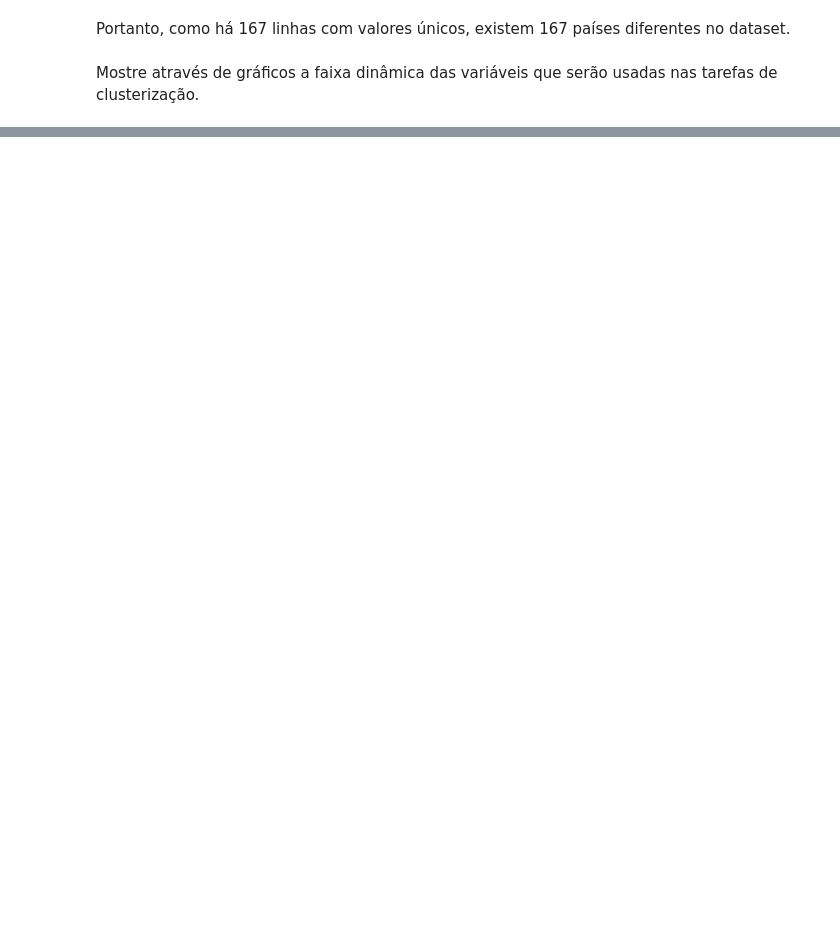
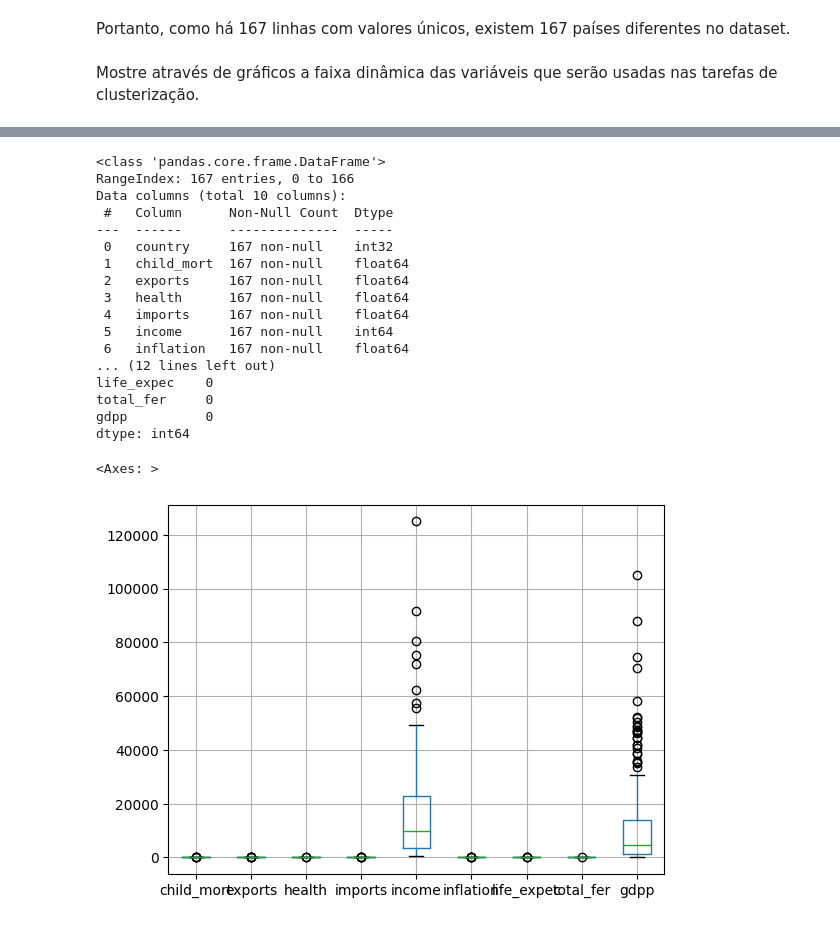
Before and after one commit to FabioRochaPoeta/aprendizado-nao-supervisionado, a Jupyter notebook: aprendizado-nao-supervisionado-fabio-rocha.ipynb, the cells around one changed output, grey strips where cells are left out. Cells and saved outputs as stored; diff of their text form; code cells hidden in the pictures; blank space fills up the shorter version.

```diff
--- a/aprendizado-nao-supervisionado-fabio-rocha.ipynb
+++ b/aprendizado-nao-supervisionado-fabio-rocha.ipynb
@@ -125,0 +158,28 @@ Mostre através de gráficos a faixa dinâmica das variáveis que serão usadas
+# %%
+# Buscando NaNs e outliers com o método boxplot
+
+df_country.info() # Sem NaNs
+
+print(df_country.isnull().sum()) # Sem NaNs
+
+df_country.boxplot(column=['child_mort','exports','health','imports','income','inflation','life_expec','total_fer','gdpp']) # Sem outliers
+# %% [output]
+<class 'pandas.core.frame.DataFrame'>
+RangeIndex: 167 entries, 0 to 166
+Data columns (total 10 columns):
+ #   Column      Non-Null Count  Dtype
+---  ------      --------------  -----
+ 0   country     167 non-null    int32
+ 1   child_mort  167 non-null    float64
+ 2   exports     167 non-null    float64
+ 3   health      167 non-null    float64
+ 4   imports     167 non-null    float64
+ 5   income      167 non-null    int64
+ 6   inflation   167 non-null    float64
+... (12 lines left out)
+life_expec    0
+total_fer     0
+gdpp          0
+dtype: int64
+<Axes: >
+[figure, added]
```
Also changed, not shown: parts of 9 cells of this notebook.
